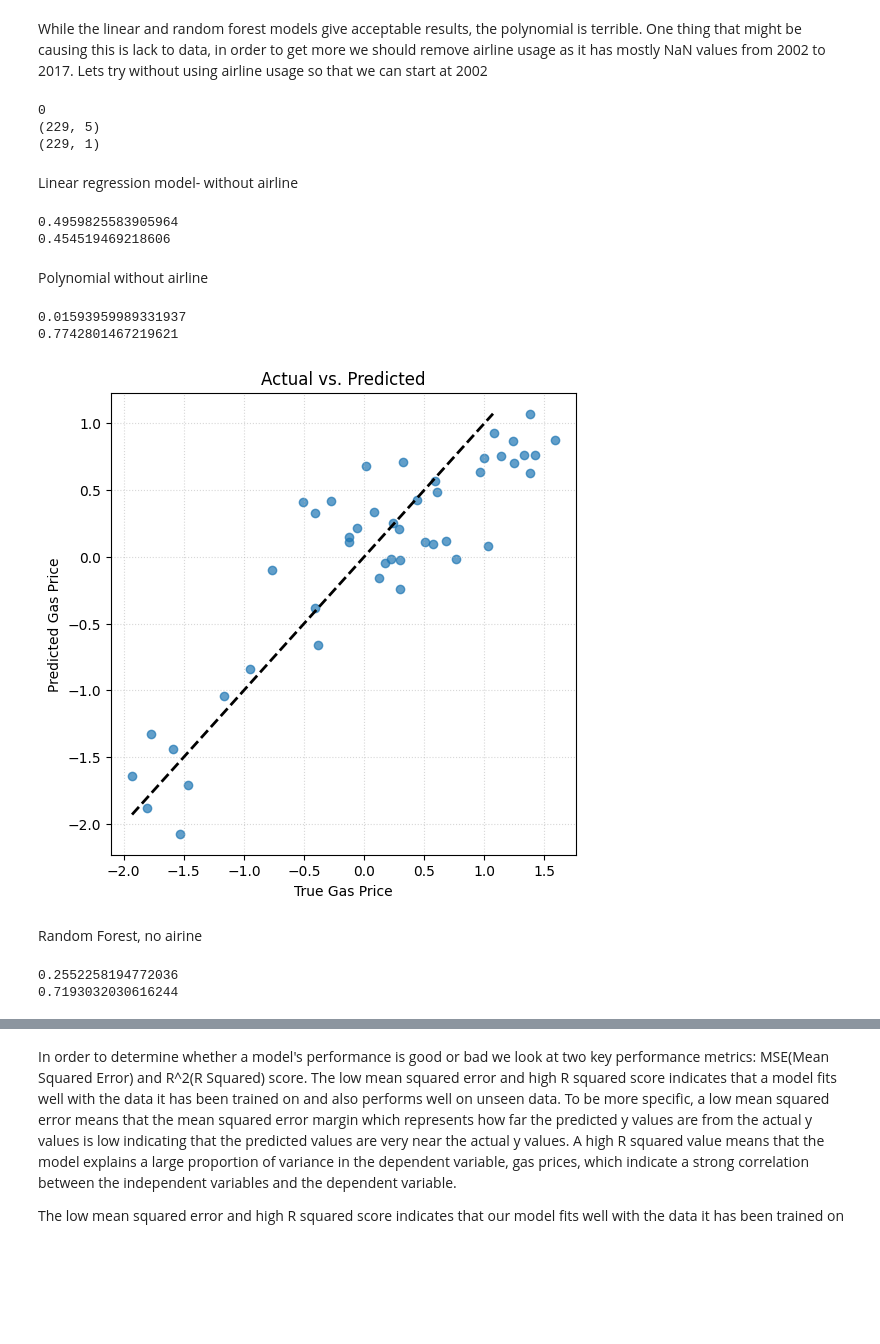
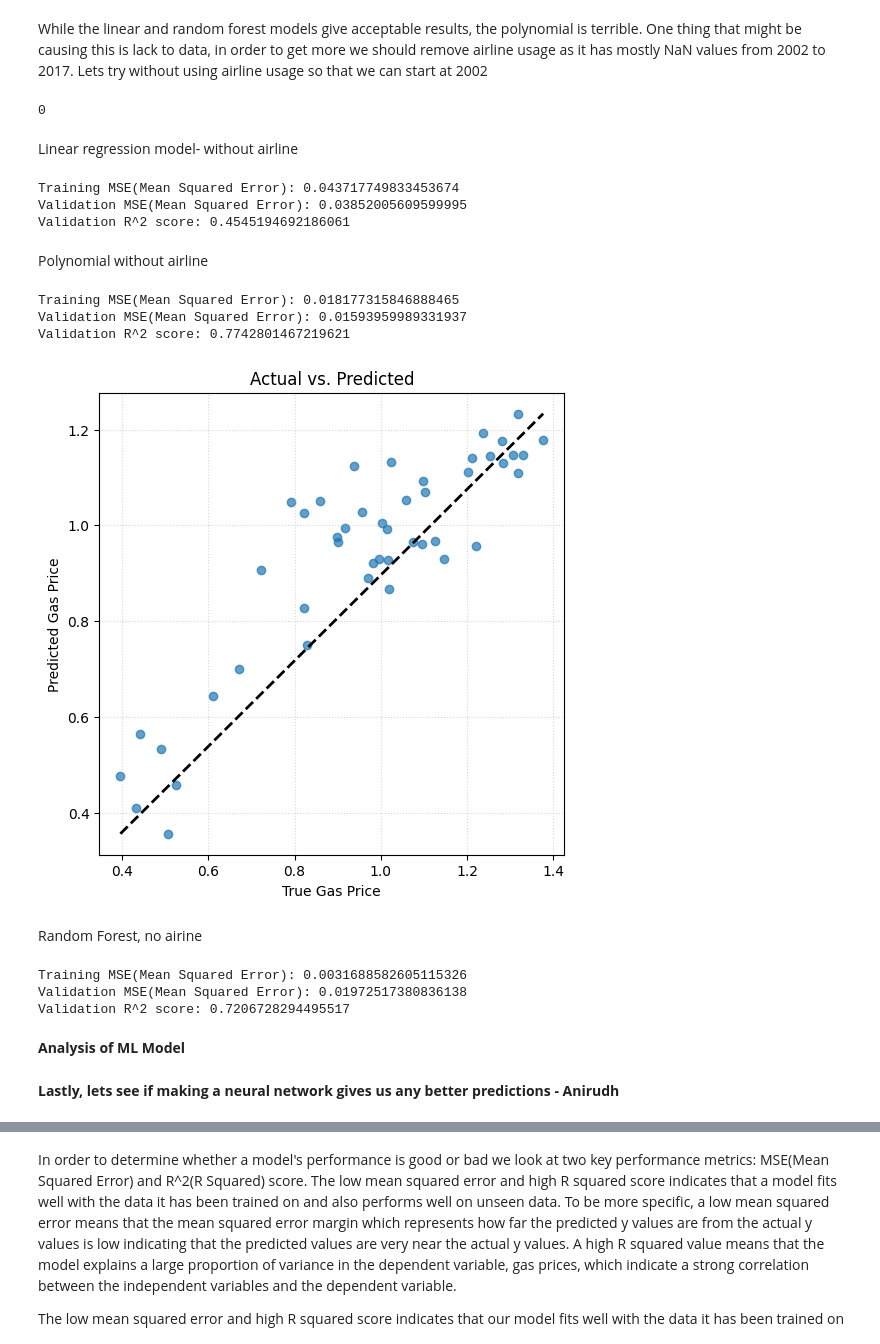
Before and after one commit to rohan-w123/CMSC320Project, a Jupyter notebook: CMSC320_Final_Project.ipynb, the cells around one changed output, grey strips where cells are left out. Saved outputs shown, nothing was run; the diff lists cells and outputs as text; code cells hidden in the pictures; blank space fills up the shorter version.

Commit message:
add pipelines

```diff
--- a/CMSC320_Final_Project.ipynb
+++ b/CMSC320_Final_Project.ipynb
@@ -824,8 +827,7 @@ Y = withoutdate_df[['Weekly Retail Gasoline Prices(All Grades Formulation)']]
 
 X = np.log(X)
 Y = np.log(Y)
-print(X.shape)
-print(Y.shape)
+
 X_train, X_test, y_train, y_test = train_test_split(X, Y, test_size = 0.2, random_state = 42)
 scaler = StandardScaler()
 scaler2 = StandardScaler()
@@ -836,8 +838,6 @@ X_test_scaled = scaler.transform(X_test)
 y_test_scaled = scaler2.transform(y_test)
 # %% [output]
 0
-(229, 5)
-(229, 1)
 # %% [markdown]
 Linear regression model- without airline
 # %%
@@ -847,19 +847,20 @@ from sklearn.metrics import mean_squared_error, r2_score
 
 
 
-np.random.seed = 42
-model = LinearRegression()
-model.fit(X_train_scaled, y_train_scaled)
+np.random.seed(42)
+model = make_pipeline(StandardScaler(), LinearRegression())
+model.fit(X_train, y_train)
 
-pred = model.predict(X_test_scaled)
-pred_train = model.predict(X_train_scaled)
-print(f"Training MSE(Mean Squared Error): {mean_squared_error(y_train_scaled, pred_train)}")
-print(f"Validation MSE(Mean Squared Error): {mean_squared_error(y_test_scaled, pred)}")
-r_score = r2_score(y_test_scaled, pred)
+pred = model.predict(X_test)
+pred_train = model.predict(X_train)
+print(f"Training MSE(Mean Squared Error): {mean_squared_error(y_train, pred_train)}")
+print(f"Validation MSE(Mean Squared Error): {mean_squared_error(y_test, pred)}")
+r_score = r2_score(y_test, pred)
 print(f"Validation R^2 score: {r_score}")
 # %% [output]
-0.4959825583905964
-0.454519469218606
+Training MSE(Mean Squared Error): 0.043717749833453674
+Validation MSE(Mean Squared Error): 0.03852005609599995
+Validation R^2 score: 0.4545194692186061
 # %% [markdown]
 Polynomial without airline
 # %%
@@ -879,35 +880,42 @@ print(f"Validation MSE(Mean Squared Error): {mean_squared_error(y_test, predicti
 r_score = r2_score(y_test, prediction)
 print(f"Validation R^2 score: {r_score}")
 # %% [output]
-0.01593959989331937
-0.7742801467219621
+Training MSE(Mean Squared Error): 0.018177315846888465
+Validation MSE(Mean Squared Error): 0.01593959989331937
+Validation R^2 score: 0.7742801467219621
 # %%
 plt.figure(figsize=(6,6))
-plt.scatter(y_test_scaled, prediction, alpha=0.7)
-plt.plot([y_test_scaled.min(), prediction.max()],
-         [y_test_scaled.min(), prediction.max()],
+plt.scatter(y_test, prediction, alpha=0.7)
+plt.plot([y_test.min(), y_test.max()],
+         [prediction.min(), prediction.max()],
          linestyle='--', color='k', linewidth=2)
 
 plt.xlabel("True Gas Price")
 plt.ylabel("Predicted Gas Price")
 plt.title("Actual vs. Predicted")
 plt.grid(True, linestyle=':', alpha=0.5)
 plt.show()
 # %% [output]
-[figure, old version]
+[figure, new version]
 # %% [markdown]
 Random Forest, no airine
 # %%
 from sklearn.ensemble import RandomForestRegressor
 
-random = RandomForestRegressor(random_state = 42)
-random.fit(X_train_scaled, y_train_scaled.ravel())
-pred = random.predict(X_test_scaled)
-pred_train = random.predict(X_train_scaled)
-print(f"Training MSE(Mean Squared Error): {mean_squared_error(y_train_scaled, pred_train)}")
-print(f"Validation MSE(Mean Squared Error): {mean_squared_error(y_test_scaled, pred)}")
-r_score = r2_score(y_test_scaled, pred)
+
+random = make_pipeline(StandardScaler(), RandomForestRegressor(random_state = 42))
+random.fit(X_train, y_train)
+pred = random.predict(X_test)
+pred_train = random.predict(X_train)
+print(f"Training MSE(Mean Squared Error): {mean_squared_error(y_train, pred_train)}")
+print(f"Validation MSE(Mean Squared Error): {mean_squared_error(y_test, pred)}")
+r_score = r2_score(y_test, pred)
 print(f"Validation R^2 score: {r_score}")
 # %% [output]
-0.2552258194772036
-0.7193032030616244
+Training MSE(Mean Squared Error): 0.0031688582605115326
+Validation MSE(Mean Squared Error): 0.01972517380836138
+Validation R^2 score: 0.7206728294495517
+# %% [markdown]
+**Analysis of ML Model**
+# %% [markdown]
+**Lastly, lets see if making a neural network gives us any better predictions - Anirudh**
```
Also changed, not shown: parts of 17 cells of this notebook.
